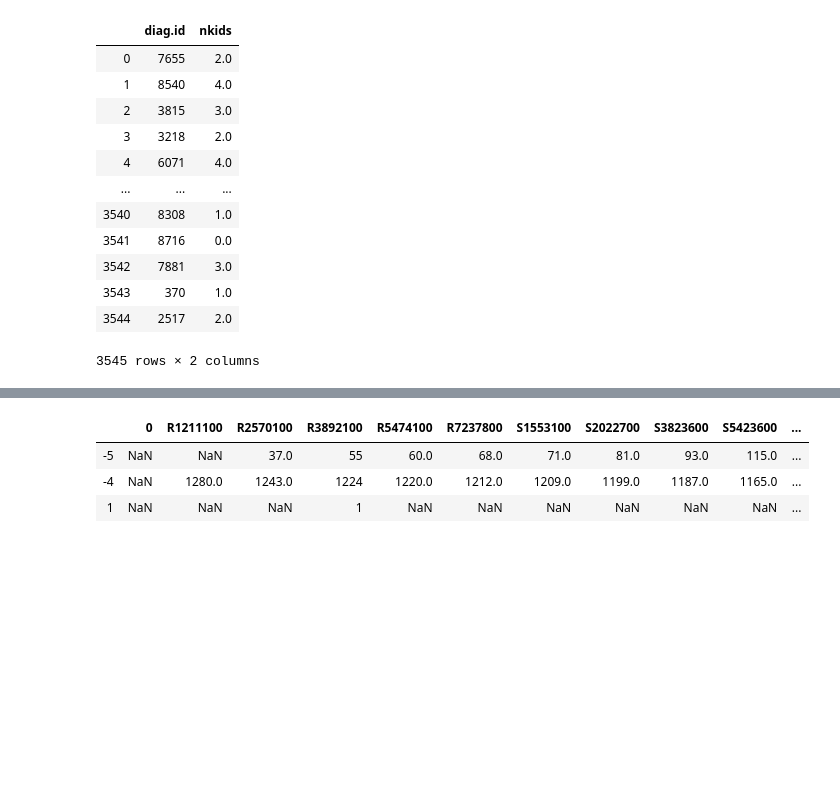
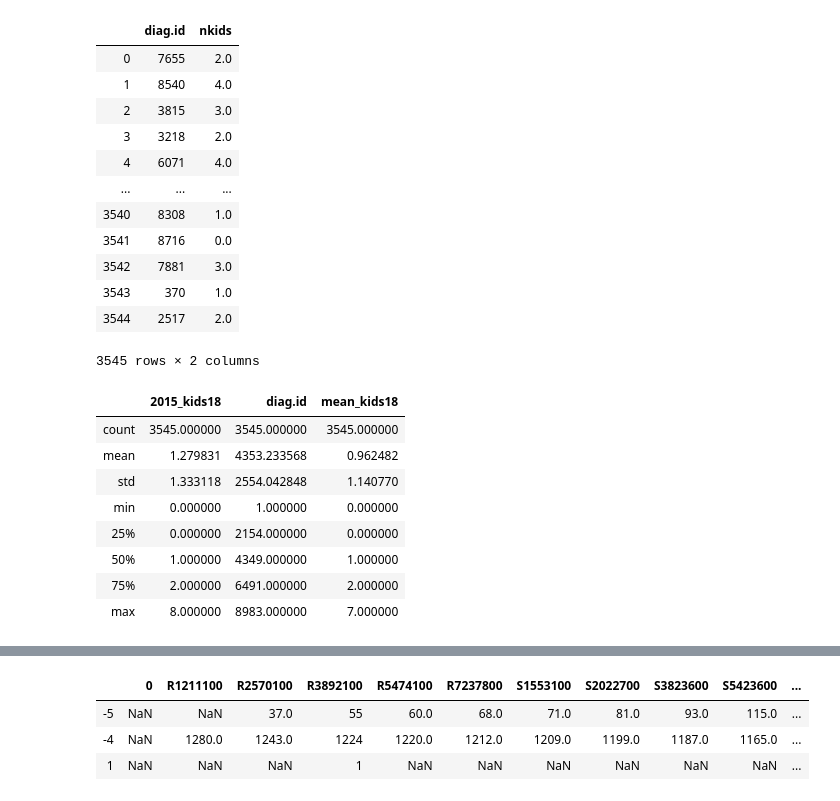
Before and after one commit to lucasmation/MLapp-yhat-challenge, a Jupyter notebook: Part1.ipynb, the cells around one changed output, grey strips where cells are left out. Saved outputs shown, nothing was run; the diff lists cells and outputs as text; code cells hidden in the pictures; blank space fills up the shorter version.

```diff
--- a/Part1.ipynb
+++ b/Part1.ipynb
@@ -424,3 +439,51 @@ nkids
 | 3543 | 370 | 1.0 |
 | 3544 | 2517 | 2.0 |
 3545 rows × 2 columns
+# %%
+## Kids under 18
+
+childu18 = ['T2016500',
+'T3606800',
+'T5207200',
+'T6657000',
+'T8129400',
+'U0009200']
+
+def correct_missing_cat(data,list_var,last_var,last_var_name,mean_var_name):
+    data_temp = data[(data['status of respond']=='Responded')]
+    data_temp2 = data_temp[list_var]
+
+    templist  = list_var.copy()
+
+    templist.append('diag.id')
+
+    data_temp = data_temp[templist]
+
+    for i in list_var:
+        data_temp[i]= np.where(data_temp[i]>=0,data_temp[i],np.nan)
+        data_temp2[i]= np.where(data_temp2[i]>=0,data_temp2[i],np.nan)
+    mean_by_person = data_temp2.mean(axis=1)
+    mean_by_person = pd.DataFrame(mean_by_person.round().astype(int))
+    mean_by_person.columns=[mean_var_name]
+    rv = data_temp.merge(mean_by_person,left_index=True, right_index=True)
+    for i in list_var:
+        rv[i] = np.where(rv[i].isna(), rv[mean_var_name],rv[i])
+
+    rv = rv [[last_var,'diag.id',mean_var_name]]
+    rv.columns=[last_var_name, 'diag.id', mean_var_name]
+    return rv
+
+
+kids18 = correct_missing_cat(data,childu18,'U0009200','2015_kids18','mean_kids18')
+# %%
+kids18.describe()
+# %% [output]
+|  | 2015_kids18 | diag.id | mean_kids18 |
+| count | 3545.000000 | 3545.000000 | 3545.000000 |
+| mean | 1.279831 | 4353.233568 | 0.962482 |
+| std | 1.333118 | 2554.042848 | 1.140770 |
+| min | 0.000000 | 1.000000 | 0.000000 |
+| 25% | 0.000000 | 2154.000000 | 0.000000 |
+| 50% | 1.000000 | 4349.000000 | 1.000000 |
+| 75% | 2.000000 | 6491.000000 | 2.000000 |
+| max | 8.000000 | 8983.000000 | 7.000000 |
```
Also changed, not shown: parts of 14 cells of this notebook, 1 other file.
